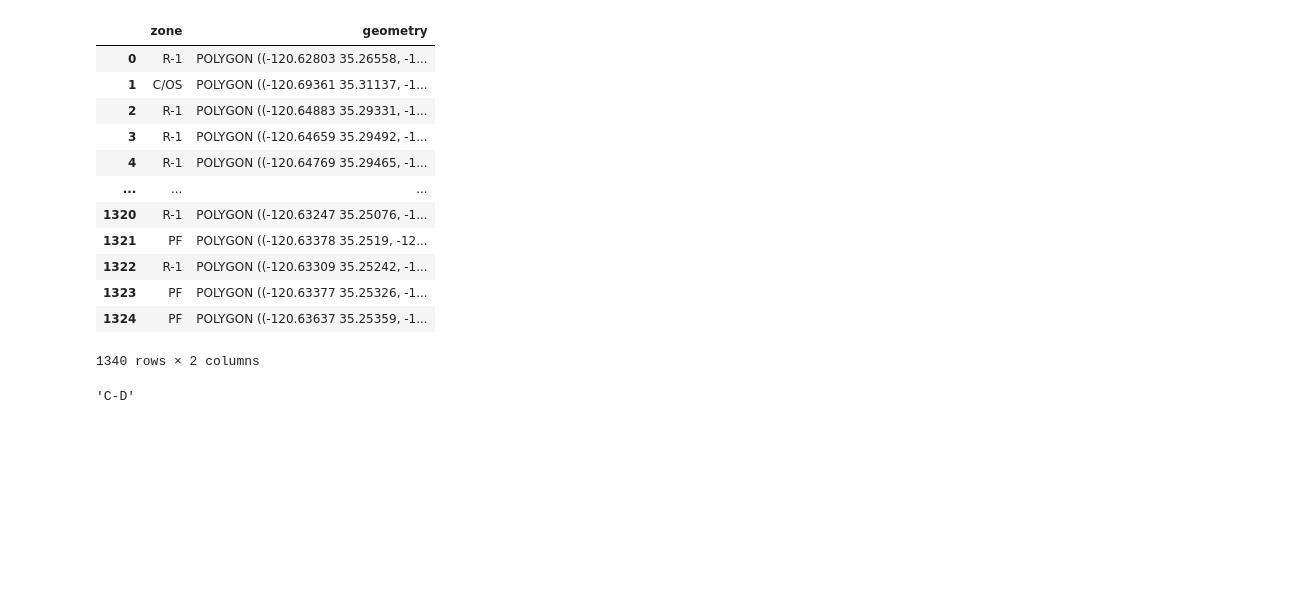
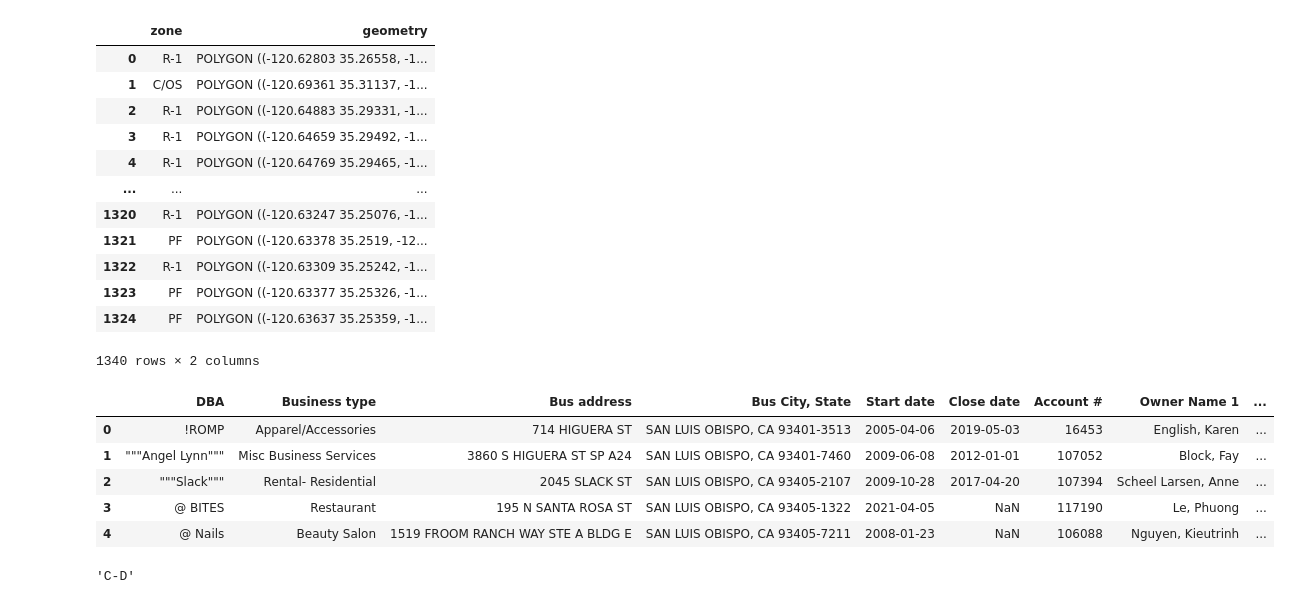
Before and after one commit to curtisjbradley/SLOCity-Business-License-Survival, a Jupyter notebook: preprocessing/preprocess_pt2.ipynb, the cells around one changed output. Drawn from its saved outputs; the diff is of its cells as text; code cells hidden in the pictures; blank space fills up the shorter version.

```diff
--- a/preprocessing/preprocess_pt2.ipynb
+++ b/preprocessing/preprocess_pt2.ipynb
@@ -36,7 +36,15 @@ zones
 | 1324 | PF | POLYGON ((-120.63637 35.25359, -1... |
 1340 rows × 2 columns
 # %%
-license_data = pd.read_csv('./cleaned.csv', index_col=0)
+license_data = pd.read_csv('./licenses_with_locs.txt')
+license_data.head()
+# %% [output]
+|  | DBA | Business type | Bus address | Bus City, State | Start date | Close date | Account # | Owner Name 1 | ... |
+| 0 | !ROMP | Apparel/Accessories | 714 HIGUERA ST | SAN LUIS OBISPO, CA 93401-3513 | 2005-04-06 | 2019-05-03 | 16453 | English, Karen | ... |
+| 1 | """Angel Lynn""" | Misc Business Services | 3860 S HIGUERA ST SP A24 | SAN LUIS OBISPO, CA 93401-7460 | 2009-06-08 | 2012-01-01 | 107052 | Block, Fay | ... |
+| 2 | """Slack""" | Rental- Residential | 2045 SLACK ST | SAN LUIS OBISPO, CA 93405-2107 | 2009-10-28 | 2017-04-20 | 107394 | Scheel Larsen, Anne | ... |
+| 3 | @ BITES | Restaurant | 195 N SANTA ROSA ST | SAN LUIS OBISPO, CA 93405-1322 | 2021-04-05 | NaN | 117190 | Le, Phuong | ... |
+| 4 | @ Nails | Beauty Salon | 1519 FROOM RANCH WAY STE A BLDG E | SAN LUIS OBISPO, CA 93405-7211 | 2008-01-23 | NaN | 106088 | Nguyen, Kieutrinh | ... |
 # %%
 def get_zone(point : Point):
     return None if point == Point(0,0) else zones['zone'][zones.distance(point).idxmin()]
```
Also changed, not shown: parts of 2 cells of this notebook, 2 other files.
